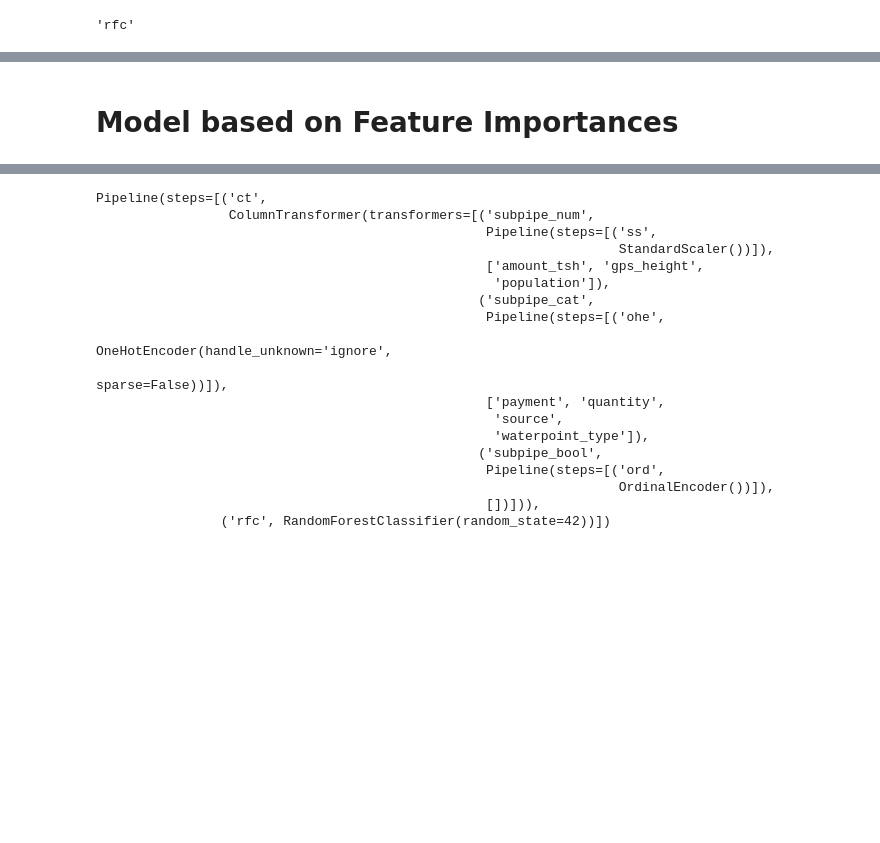
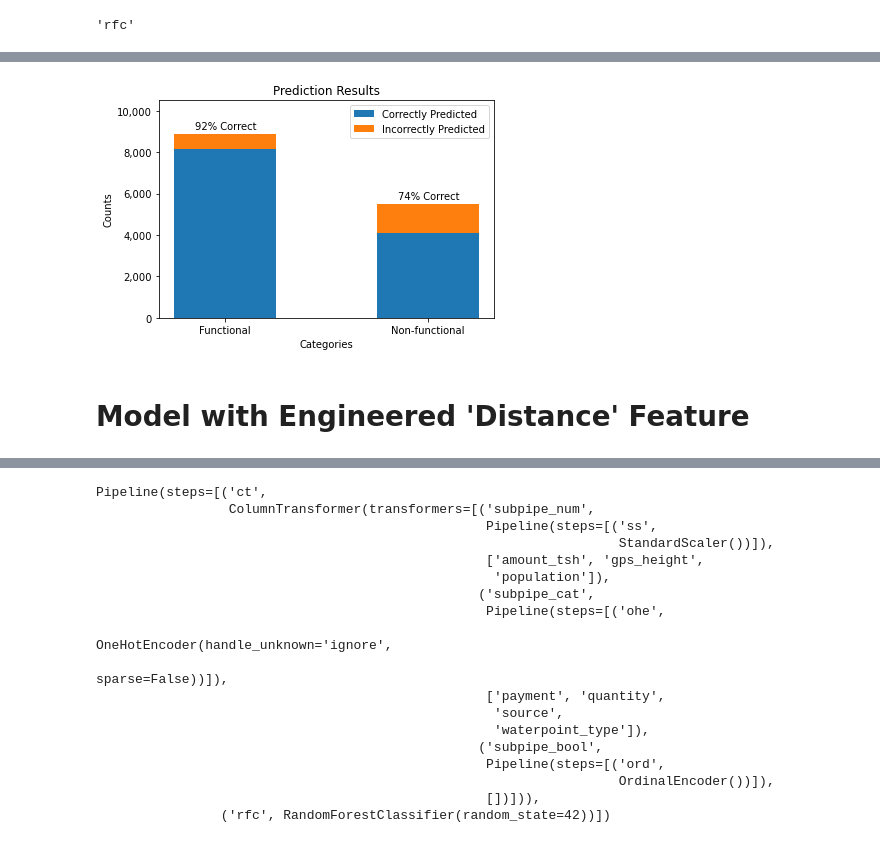
Before and after one commit to yuhkulele/Tanzanian-Water-Well-Status-Classification, a Jupyter notebook: notebooks_scratch/Yuhkai_modeling.ipynb, the cells around one changed output, grey strips where cells are left out. Saved outputs shown, nothing was run; the diff lists cells and outputs as text; code cells hidden in the pictures; blank space fills up the shorter version.

```diff
--- a/notebooks_scratch/Yuhkai_modeling.ipynb
+++ b/notebooks_scratch/Yuhkai_modeling.ipynb
@@ -1080,3 +1061,35 @@ sorted(feature_importances, key=feature_importances.get, reverse=True)[:20]
+# %%
+fig, ax = plt.subplots()
+
+true_func = conf_matrix[0][0]
+false_nonfunc = conf_matrix[0][1]
+true_nonfunc = conf_matrix[1][1]
+false_func = conf_matrix[1][0]
+
+labels = ['Functional', 'Non-functional']
+correct_predict = [true_func, true_nonfunc]
+incorrect_predict = [false_nonfunc, false_func]
+
+ax.bar(labels, correct_predict, width=0.5, label='Correctly Predicted')
+ax.bar(labels, incorrect_predict, width=0.5,
+       bottom=correct_predict, label='Incorrectly Predicted')
+
+ax.set_ylim(0, 10_500)
+ax.get_yaxis().set_major_formatter(
+matplotlib.ticker.FuncFormatter(lambda x, p: format(int(x), ',')))
+
+#annotations
+plt.annotate('92% Correct', (-0.15, 9_100))
+plt.annotate('74% Correct', (0.85, 5_750))
+
+ax.set_ylabel('Counts')
+ax.set_xlabel('Categories')
+ax.set_title('Prediction Results')
+ax.legend();
+
+plt.savefig('model_prediction_results.png')
+# %% [output]
+[figure, added]
 # %% [markdown]
-# Model based on Feature Importances
+# Model with Engineered 'Distance' Feature
 # %%
```
Also changed, not shown: parts of 48 cells of this notebook, 4 other files.
